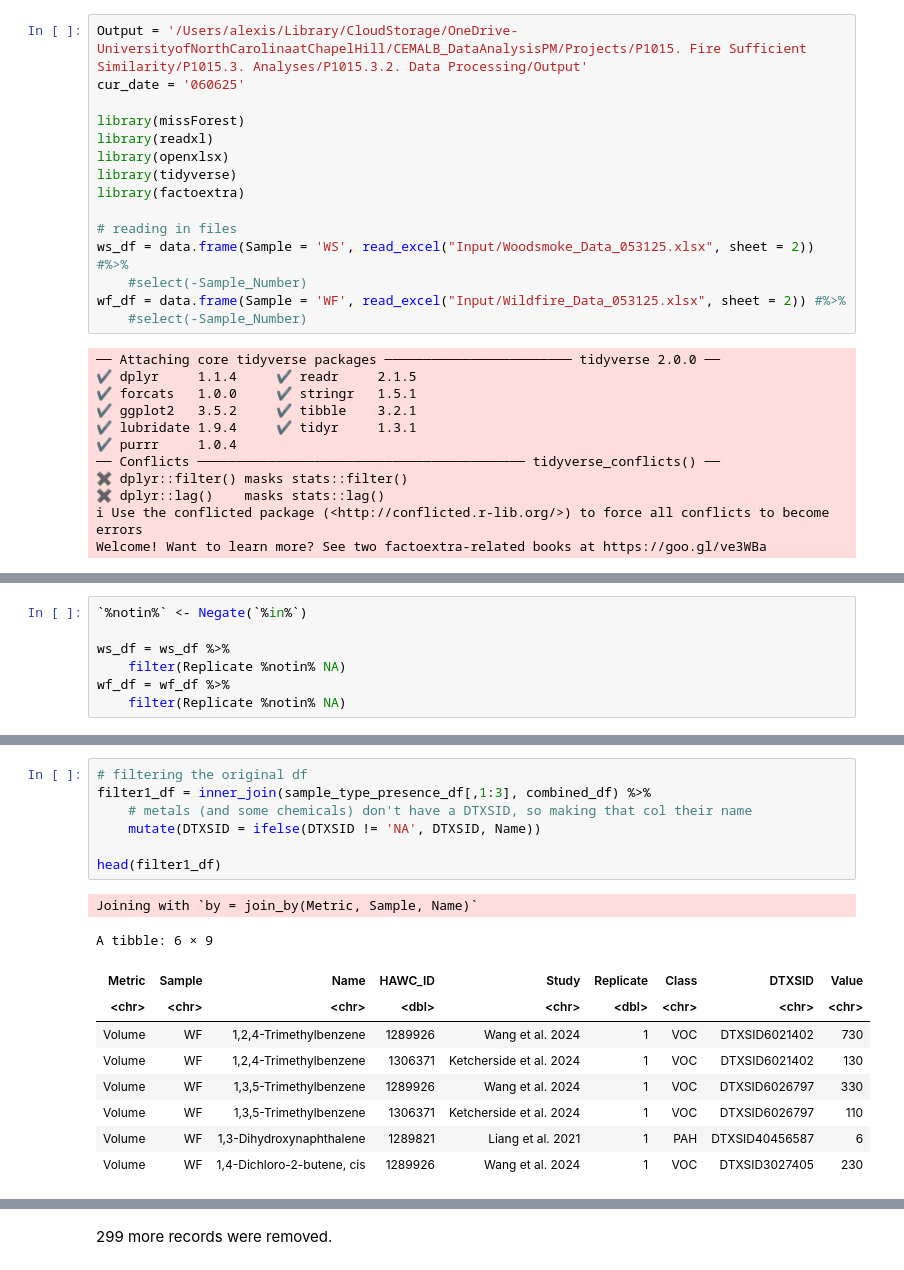
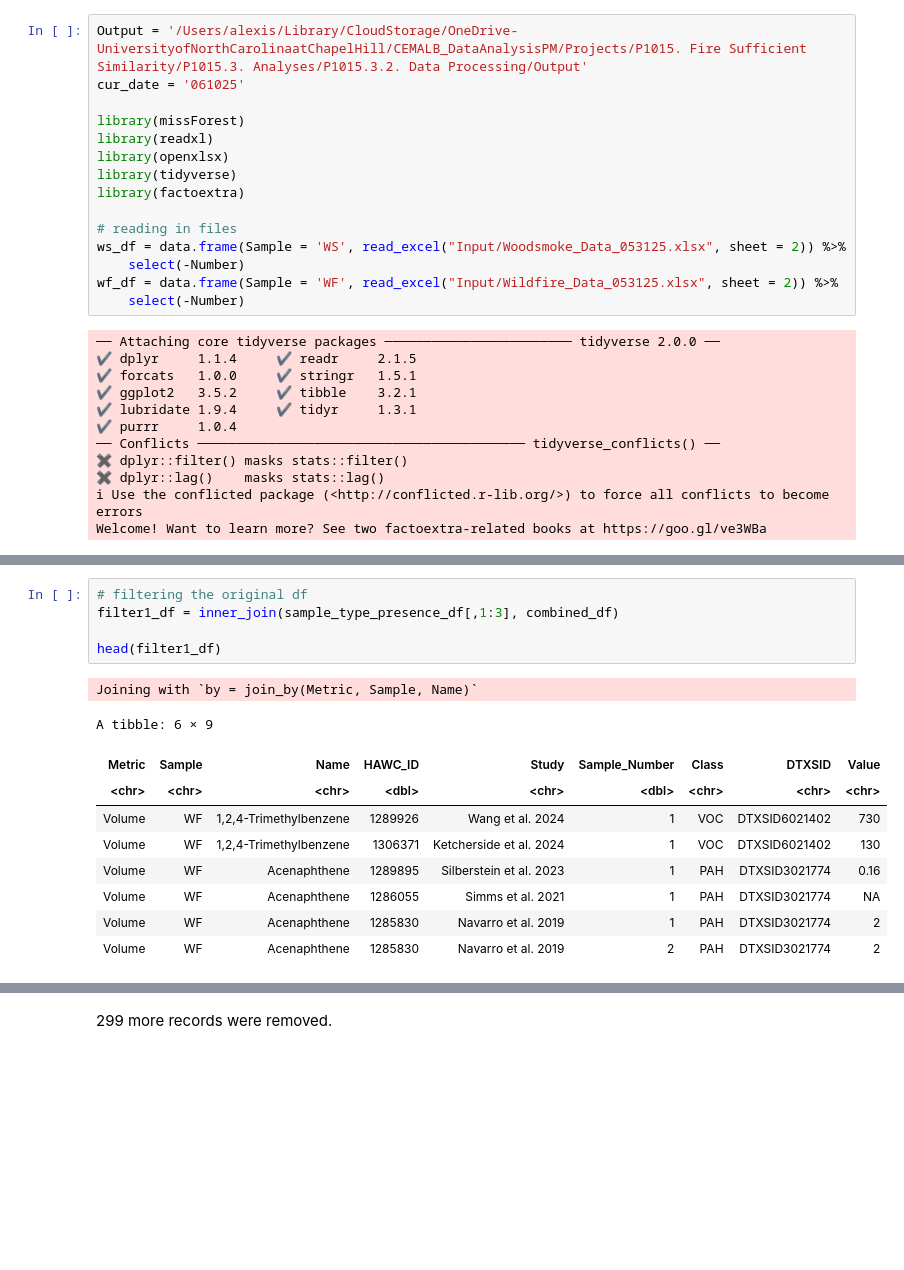
Before and after one commit to UNC-CEMALB/P1015.-Wildfire_Suffcient_Similiarity, a Jupyter notebook: 1. Data Processing/Data Processing.ipynb, the cells around one changed output, grey strips where cells are left out. Drawn from its saved outputs; the diff is of its cells as text; blank space fills up the shorter version.

```diff
--- a/1. Data Processing/Data Processing.ipynb
+++ b/1. Data Processing/Data Processing.ipynb
@@ -2,7 +2,7 @@
 .libPaths(R.home('/opt/homebrew/Caskroom/miniforge/base/lib/R/library'))
 # %%
 Output = '/Users/alexis/Library/CloudStorage/OneDrive-UniversityofNorthCarolinaatChapelHill/CEMALB_DataAnalysisPM/Projects/P1015. Fire Sufficient Similarity/P1015.3. Analyses/P1015.3.2. Data Processing/Output'
-cur_date = '060625'
+cur_date = '061025'
 
 library(missForest)
 library(readxl)
@@ -11,10 +11,10 @@ library(tidyverse)
 library(factoextra)
 
 # reading in files
-ws_df = data.frame(Sample = 'WS', read_excel("Input/Woodsmoke_Data_053125.xlsx", sheet = 2)) #%>%
-    #select(-Sample_Number)
-wf_df = data.frame(Sample = 'WF', read_excel("Input/Wildfire_Data_053125.xlsx", sheet = 2)) #%>%
-    #select(-Sample_Number)
+ws_df = data.frame(Sample = 'WS', read_excel("Input/Woodsmoke_Data_053125.xlsx", sheet = 2)) %>%
+    select(-Number)
+wf_df = data.frame(Sample = 'WF', read_excel("Input/Wildfire_Data_053125.xlsx", sheet = 2)) %>%
+    select(-Number)
 # %% [output]
 ── Attaching core tidyverse packages ──────────────────────── tidyverse 2.0.0 ──
 ✔ dplyr     1.1.4     ✔ readr     2.1.5
@@ -64,7 +59,0 @@ Removing duplicate records for instances that weren't measured at all (MAR).
-# %%
-`%notin%` <- Negate(`%in%`)
-
-ws_df = ws_df %>%
-    filter(Replicate %notin% NA)
-wf_df = wf_df %>%
-    filter(Replicate %notin% NA)
@@ -128,21 +113,19 @@ A tibble: 6 × 4
 # %%
 # filtering the original df
-filter1_df = inner_join(sample_type_presence_df[,1:3], combined_df) %>%
-    # metals (and some chemicals) don't have a DTXSID, so making that col their name
-    mutate(DTXSID = ifelse(DTXSID != 'NA', DTXSID, Name))
+filter1_df = inner_join(sample_type_presence_df[,1:3], combined_df)
 
 head(filter1_df)
 # %% [output]
 Joining with `by = join_by(Metric, Sample, Name)`
 A tibble: 6 × 9
-| Metric | Sample | Name | HAWC_ID | Study | Replicate | Class | DTXSID | Value |
+| Metric | Sample | Name | HAWC_ID | Study | Sample_Number | Class | DTXSID | Value |
 | <chr> | <chr> | <chr> | <dbl> | <chr> | <dbl> | <chr> | <chr> | <chr> |
 | Volume | WF | 1,2,4-Trimethylbenzene | 1289926 | Wang et al. 2024 | 1 | VOC | DTXSID6021402 | 730 |
 | Volume | WF | 1,2,4-Trimethylbenzene | 1306371 | Ketcherside et al. 2024 | 1 | VOC | DTXSID6021402 | 130 |
-| Volume | WF | 1,3,5-Trimethylbenzene | 1289926 | Wang et al. 2024 | 1 | VOC | DTXSID6026797 | 330 |
-| Volume | WF | 1,3,5-Trimethylbenzene | 1306371 | Ketcherside et al. 2024 | 1 | VOC | DTXSID6026797 | 110 |
-| Volume | WF | 1,3-Dihydroxynaphthalene | 1289821 | Liang et al. 2021 | 1 | PAH | DTXSID40456587 | 6 |
-| Volume | WF | 1,4-Dichloro-2-butene, cis | 1289926 | Wang et al. 2024 | 1 | VOC | DTXSID3027405 | 230 |
+| Volume | WF | Acenaphthene | 1289895 | Silberstein et al. 2023 | 1 | PAH | DTXSID3021774 | 0.16 |
+| Volume | WF | Acenaphthene | 1286055 | Simms et al. 2021 | 1 | PAH | DTXSID3021774 | NA |
+| Volume | WF | Acenaphthene | 1285830 | Navarro et al. 2019 | 1 | PAH | DTXSID3021774 | 2 |
+| Volume | WF | Acenaphthene | 1285830 | Navarro et al. 2019 | 2 | PAH | DTXSID3021774 | 2 |
 # %%
 dim(filter1_df)
 # %% [output]
```
Also changed, not shown: parts of 30 cells of this notebook.
